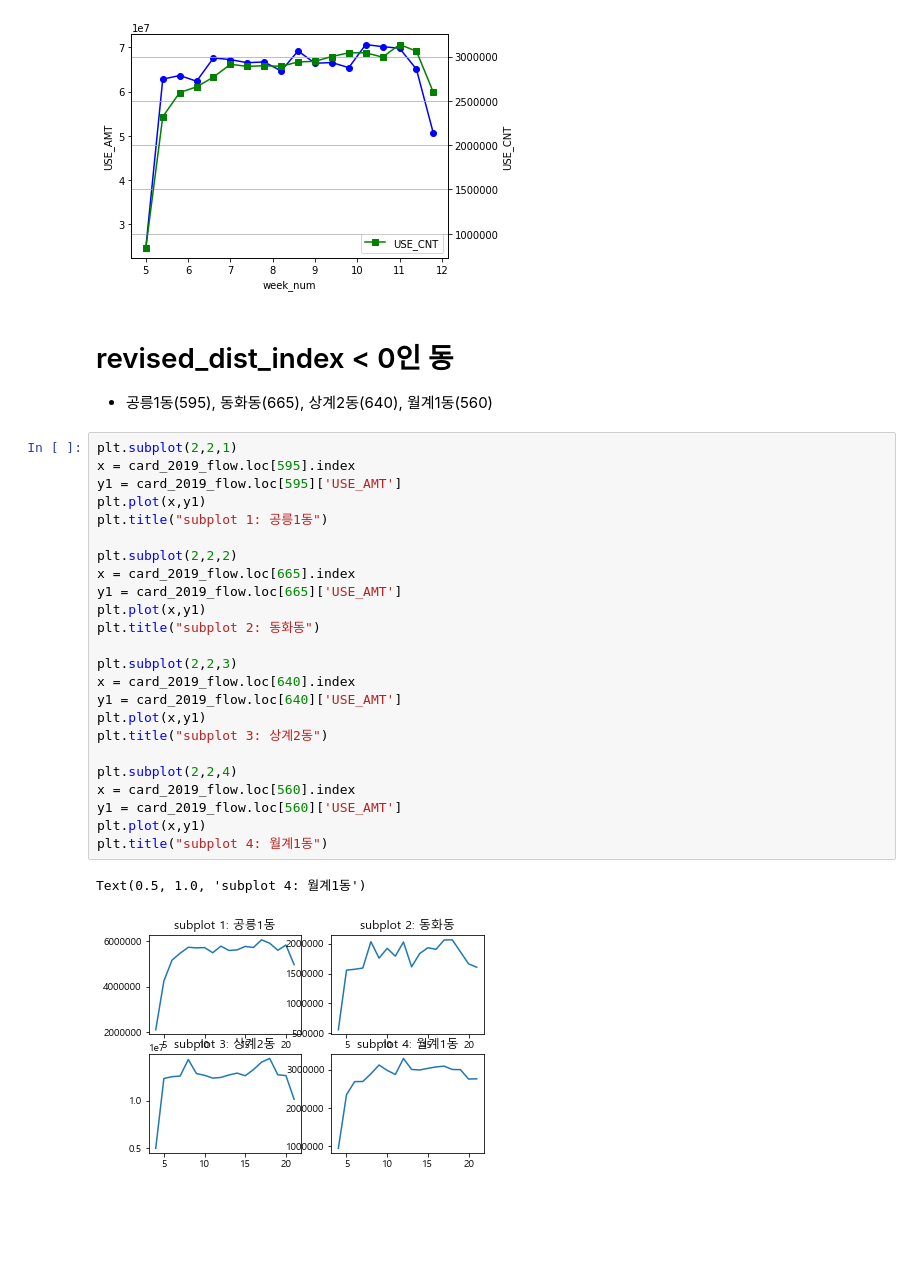
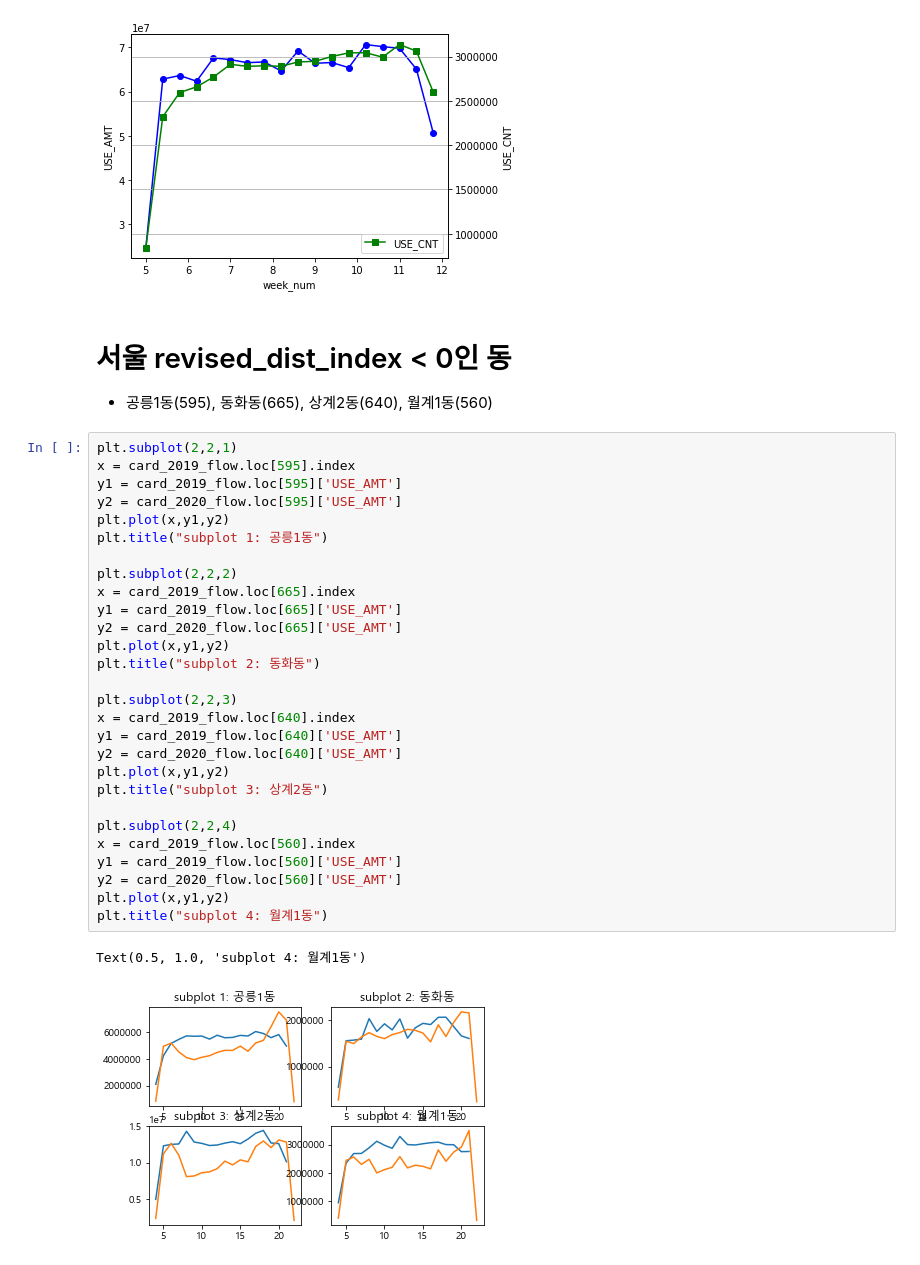
Before and after one commit to SeoroMin/dacon_jejucard, a Jupyter notebook: sangmin/card_flow.ipynb, the cells around one changed output. Drawn from its saved outputs; the diff is of its cells as text; blank space fills up the shorter version.

```diff
--- a/sangmin/card_flow.ipynb
+++ b/sangmin/card_flow.ipynb
@@ -247,32 +247,36 @@ MCT_CAT_CD(2019,40)
 # %% [output]
 [figure]
 # %% [markdown]
-# revised_dist_index < 0인 동
+# 서울 revised_dist_index < 0인 동
 - 공릉1동(595), 동화동(665), 상계2동(640), 월계1동(560)
 # %%
 plt.subplot(2,2,1)
 x = card_2019_flow.loc[595].index
 y1 = card_2019_flow.loc[595]['USE_AMT']
-plt.plot(x,y1)
+y2 = card_2020_flow.loc[595]['USE_AMT']
+plt.plot(x,y1,y2)
 plt.title("subplot 1: 공릉1동")
 
 plt.subplot(2,2,2)
 x = card_2019_flow.loc[665].index
 y1 = card_2019_flow.loc[665]['USE_AMT']
-plt.plot(x,y1)
+y2 = card_2020_flow.loc[665]['USE_AMT']
+plt.plot(x,y1,y2)
 plt.title("subplot 2: 동화동")
 
 plt.subplot(2,2,3)
 x = card_2019_flow.loc[640].index
 y1 = card_2019_flow.loc[640]['USE_AMT']
-plt.plot(x,y1)
+y2 = card_2020_flow.loc[640]['USE_AMT']
+plt.plot(x,y1,y2)
 plt.title("subplot 3: 상계2동")
 
 plt.subplot(2,2,4)
 x = card_2019_flow.loc[560].index
 y1 = card_2019_flow.loc[560]['USE_AMT']
-plt.plot(x,y1)
+y2 = card_2020_flow.loc[560]['USE_AMT']
+plt.plot(x,y1,y2)
 plt.title("subplot 4: 월계1동")
 # %% [output]
 Text(0.5, 1.0, 'subplot 4: 월계1동')
-[figure, old version]
+[figure, new version]
```
Also changed, not shown: parts of 16 cells of this notebook.
